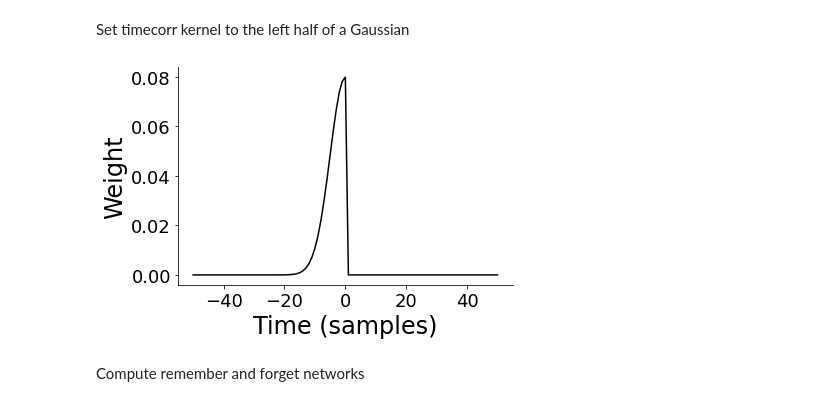
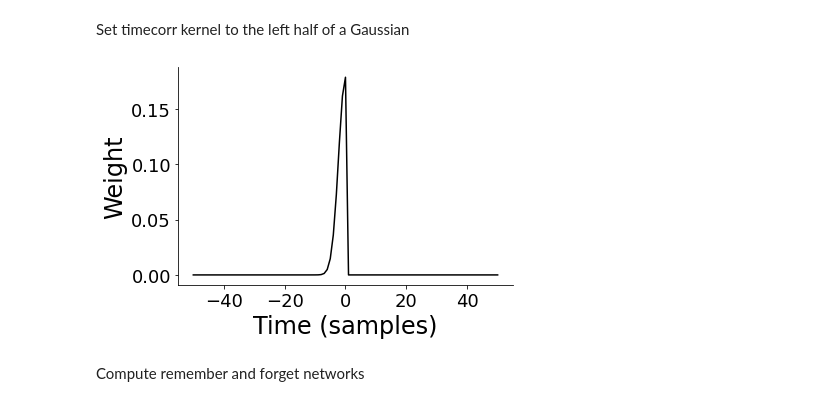
Before and after one commit to ContextLab/directed-forgetting-network-dynamics, a Jupyter notebook: code/network_analyses.ipynb, the cells around one changed output. Saved outputs shown, nothing was run; the diff lists cells and outputs as text; code cells hidden in the pictures.

```diff
--- a/code/network_analyses.ipynb
+++ b/code/network_analyses.ipynb
@@ -370,16 +380,16 @@ Set timecorr kernel to the left half of a Gaussian
 # %%
 def gaussian_back(T, params=tc.helpers.gaussian_params):
     return np.tril(tc.helpers.gaussian_weights(T, params=params))
 
 T = remember_etas[0].shape[0]
-var = 25
+var = 5
 kernel = gaussian_back(T, params={'var': var})
 plt.plot(np.linspace(-(T - 1)/2, (T - 1) / 2, T), kernel[int((T - 1) / 2), :], 'k')
 plt.xlabel('Time (samples)', fontsize=24)
 plt.ylabel('Weight', fontsize=24)
 sns.despine(top=True, right=True);
 # %% [output]
-[figure, old version]
+[figure, new version]
 # %% [markdown]
 Compute remember and forget networks
 # %%
```
Also changed, not shown: parts of 7 cells of this notebook, 2 other files.
